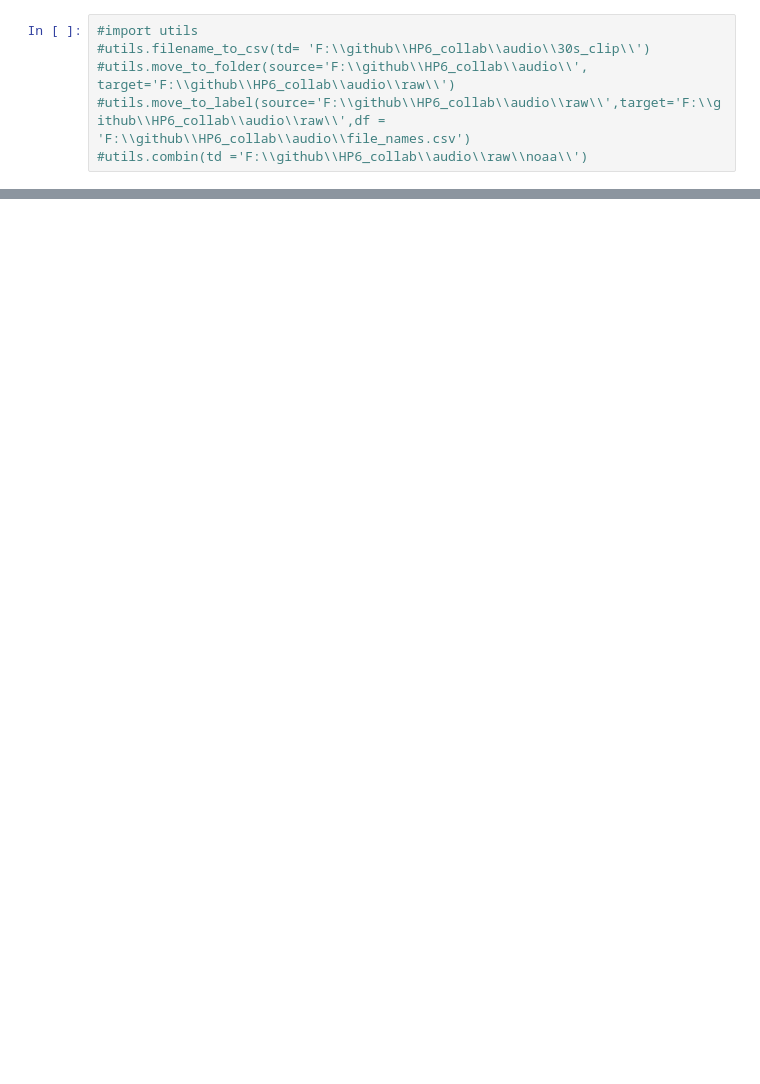
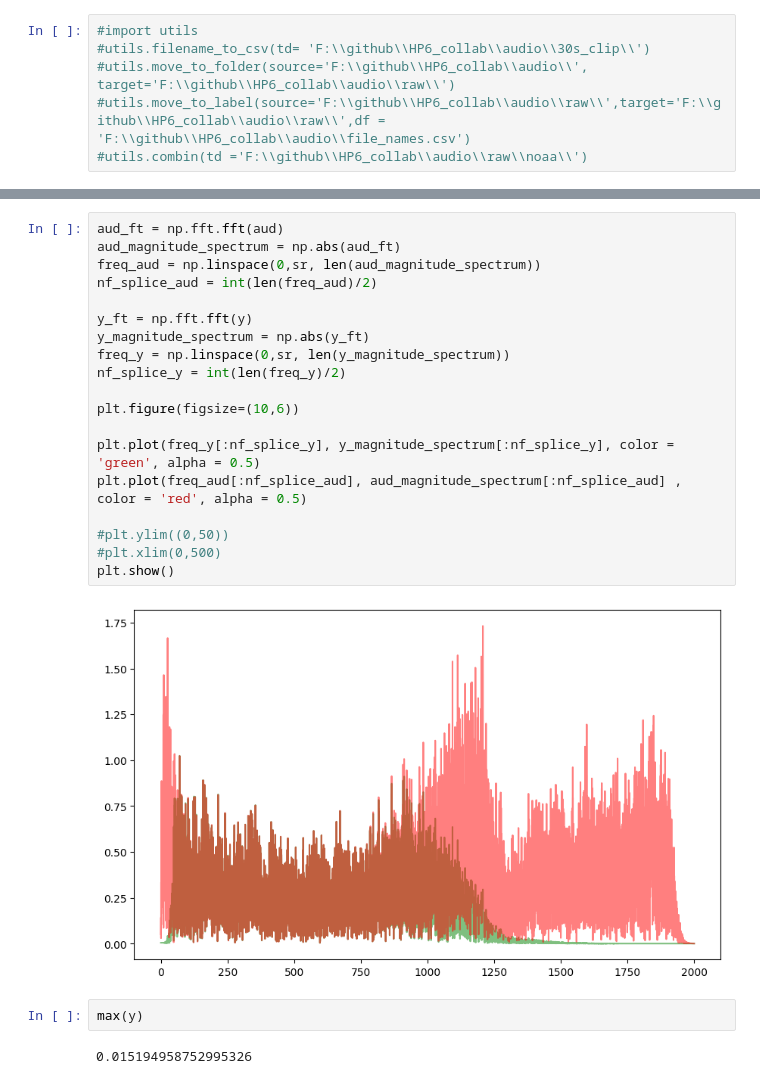
Before and after one commit to Adhikari-Priyanka/HP6_collab, a Jupyter notebook: testing.ipynb, the cells around one changed output, grey strips where cells are left out. Saved outputs shown, nothing was run; the diff lists cells and outputs as text; blank space fills up the shorter version.

```diff
--- a/testing.ipynb
+++ b/testing.ipynb
@@ -45,0 +122,25 @@ print(f'No of files of duration {clip}s created will be {dur/30}')'''
+# %%
+aud_ft = np.fft.fft(aud)
+aud_magnitude_spectrum = np.abs(aud_ft)
+freq_aud = np.linspace(0,sr, len(aud_magnitude_spectrum))
+nf_splice_aud = int(len(freq_aud)/2)
+
+y_ft = np.fft.fft(y)
+y_magnitude_spectrum = np.abs(y_ft)
+freq_y = np.linspace(0,sr, len(y_magnitude_spectrum))
+nf_splice_y = int(len(freq_y)/2)
+
+plt.figure(figsize=(10,6))
+
+plt.plot(freq_y[:nf_splice_y], y_magnitude_spectrum[:nf_splice_y], color = 'green', alpha = 0.5)
+plt.plot(freq_aud[:nf_splice_aud], aud_magnitude_spectrum[:nf_splice_aud] , color = 'red', alpha = 0.5)
+
+#plt.ylim((0,50))
+#plt.xlim(0,500)
+plt.show()
+# %% [output]
+[figure, added]
+# %%
+max(y)
+# %% [output]
+0.015194958752995326
```
Also changed, not shown: parts of 9 cells of this notebook, 2 other files.
